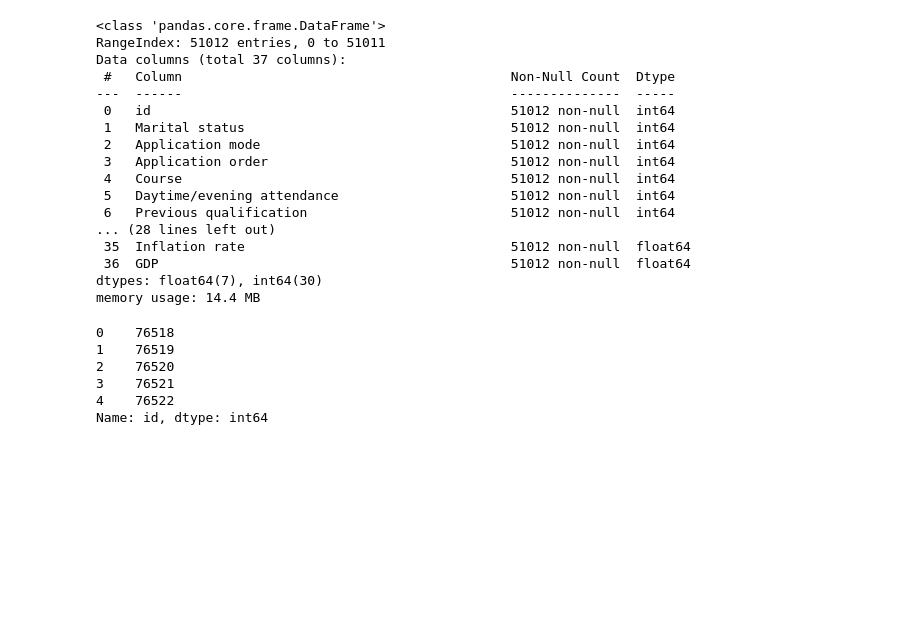
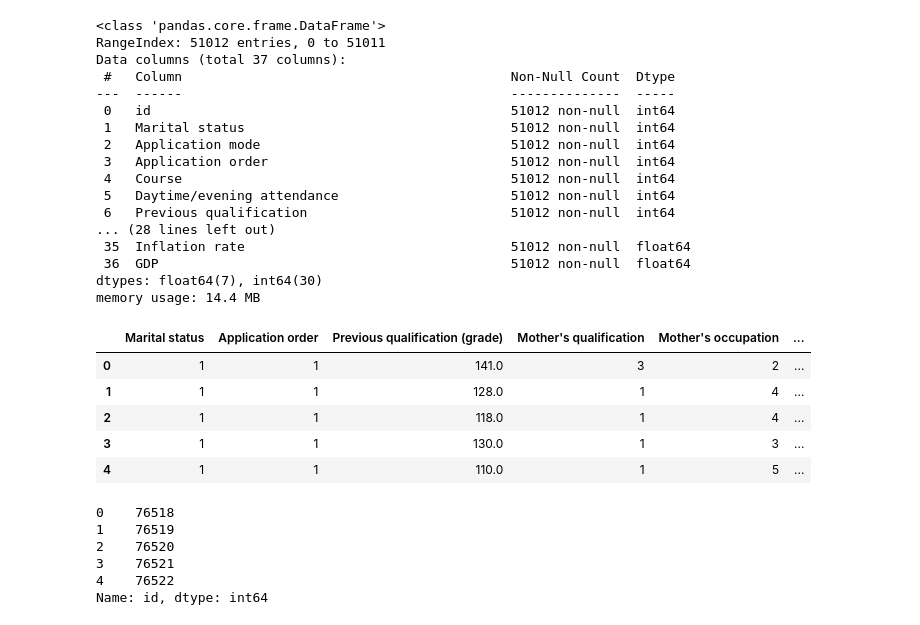
Before and after one commit to savindumahasen/classification-with-an-academic-success, a Jupyter notebook: classificationofacademicsuccess.ipynb, the cells around one changed output. Cells and saved outputs as stored; diff of their text form; code cells hidden in the pictures; blank space fills up the shorter version.

Commit message:
Remove the unnecessary coloumns from dataset

```diff
--- a/classificationofacademicsuccess.ipynb
+++ b/classificationofacademicsuccess.ipynb
@@ -348,6 +352,22 @@ Data columns (total 37 columns):
  36  GDP                                             51012 non-null  float64
 dtypes: float64(7), int64(30)
 memory usage: 14.4 MB
+# %%
+## removing the unnecessary coloumns
+testing_set_pd = testing_set.drop(["Gender","Application mode","Age at enrollment","Debtor","Curricular units 1st sem (evaluations)",
+        "Curricular units 2nd sem (evaluations)","Curricular units 2nd sem (without evaluations)","Previous qualification",
+      "Inflation rate","Nacionality","Educational special needs","Father's qualification","id",
+          "International","Curricular units 1st sem (credited)","Curricular units 2nd sem (credited)",
+           "Course","Daytime/evening attendance","Unemployment rate","GDP","Displaced"],axis=1)
+# %%
+testing_set_pd.head()
+# %% [output]
+|  | Marital status | Application order | Previous qualification (grade) | Mother's qualification | Mother's occupation | ... |
+| 0 | 1 | 1 | 141.0 | 3 | 2 | ... |
+| 1 | 1 | 1 | 128.0 | 1 | 4 | ... |
+| 2 | 1 | 1 | 118.0 | 1 | 4 | ... |
+| 3 | 1 | 1 | 130.0 | 1 | 3 | ... |
+| 4 | 1 | 1 | 110.0 | 1 | 5 | ... |
 # %%
 ## seperate the id from test dataset and store for later use
 # %%
```
Also changed, not shown: parts of 14 cells of this notebook.
